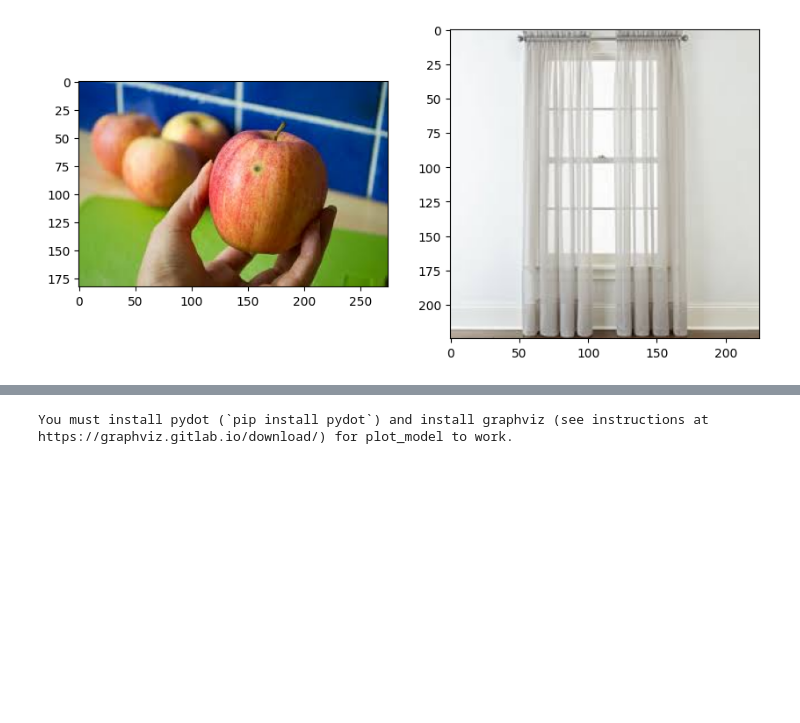
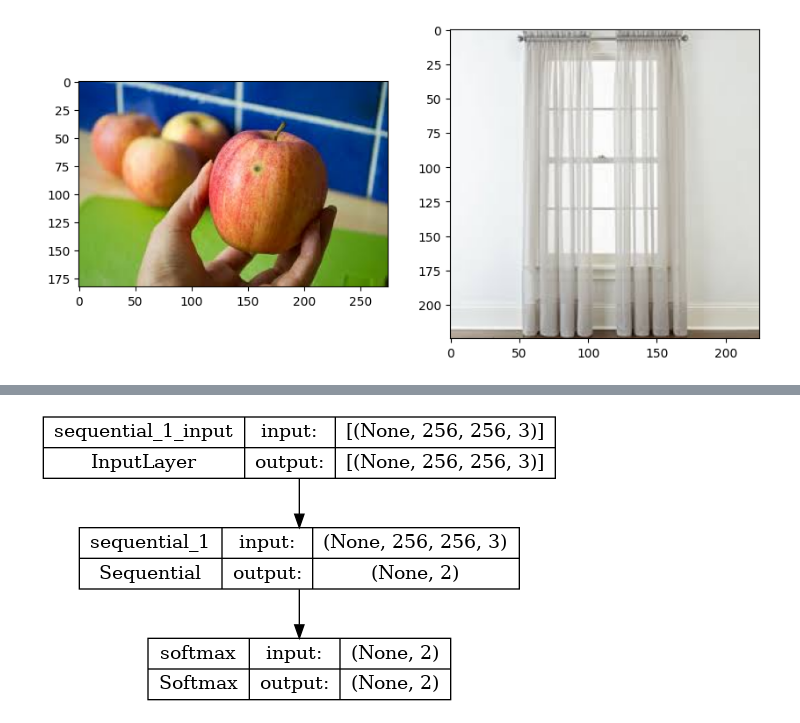
Before and after one commit to Omegalpha44/DIA_green_AI, a Jupyter notebook: classificationv2.ipynb, the cells around one changed output, grey strips where cells are left out. Cells and saved outputs as stored; diff of their text form; code cells hidden in the pictures; blank space fills up the shorter version.

```diff
--- a/classificationv2.ipynb
+++ b/classificationv2.ipynb
@@ -134,2 +134,3 @@ NameError: name 'model' is not defined
 # %%
 model = tf.keras.models.load_model("model.h5")
+probability_model = tf.keras.models.load_model("probability_model.h5")
@@ -178,6 +182,6 @@ Prediction for image 2:  recyclable
 # %%
 from tensorflow.keras.utils import plot_model
 
-plot_model(probability_model, to_file='model_visualization.png', show_shapes=True, show_layer_names=True)
+plot_model(probability_model, to_file='model_visualization.png', show_shapes=True, show_layer_names=True, rankdir='TB', expand_nested=False, dpi=96)
 # %% [output]
-You must install pydot (`pip install pydot`) and install graphviz (see instructions at https://graphviz.gitlab.io/download/) for plot_model to work.
+[figure, added]
```
Also changed, not shown: parts of 9 cells of this notebook.
